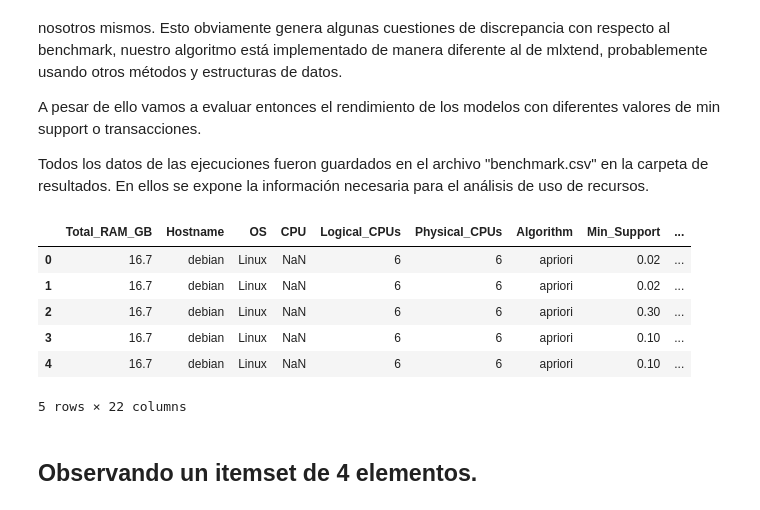
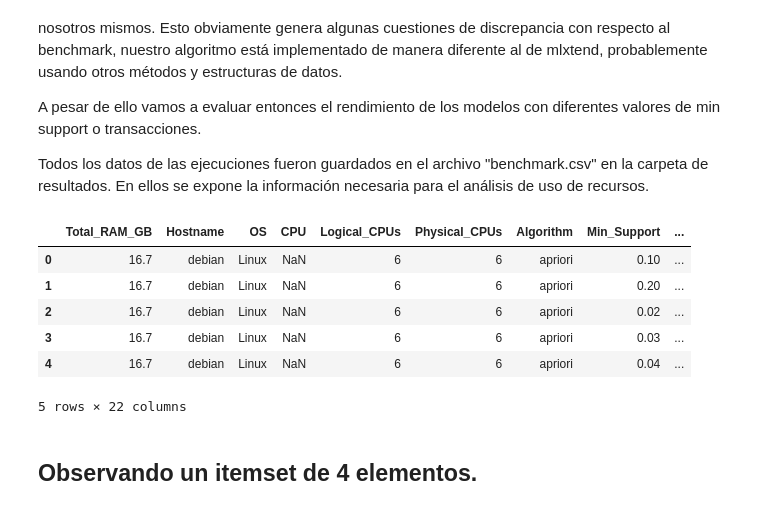
Before and after one commit to PulidoLuciano/benchmark-frequent-itemsets, a Jupyter notebook: results.ipynb, the cells around one changed output. Saved outputs shown, nothing was run; the diff lists cells and outputs as text; code cells hidden in the pictures.

```diff
--- a/results.ipynb
+++ b/results.ipynb
@@ -329,15 +329,15 @@ A pesar de ello vamos a evaluar entonces el rendimiento de los modelos con difer
 
 Todos los datos de las ejecuciones fueron guardados en el archivo "benchmark.csv" en la carpeta de resultados. En ellos se expone la información necesaria para el análisis de uso de recursos.
 # %%
-benchmark_df = pd.read_csv('results/benchmark.csv')
+benchmark_df = pd.read_csv('results/benchmark_i5-9400F.csv')
 benchmark_df.head()
 # %% [output]
 |  | Total_RAM_GB | Hostname | OS | CPU | Logical_CPUs | Physical_CPUs | Algorithm | Min_Support | ... |
-| 0 | 16.7 | debian | Linux | NaN | 6 | 6 | apriori | 0.02 | ... |
-| 1 | 16.7 | debian | Linux | NaN | 6 | 6 | apriori | 0.02 | ... |
-| 2 | 16.7 | debian | Linux | NaN | 6 | 6 | apriori | 0.30 | ... |
-| 3 | 16.7 | debian | Linux | NaN | 6 | 6 | apriori | 0.10 | ... |
-| 4 | 16.7 | debian | Linux | NaN | 6 | 6 | apriori | 0.10 | ... |
+| 0 | 16.7 | debian | Linux | NaN | 6 | 6 | apriori | 0.10 | ... |
+| 1 | 16.7 | debian | Linux | NaN | 6 | 6 | apriori | 0.20 | ... |
+| 2 | 16.7 | debian | Linux | NaN | 6 | 6 | apriori | 0.02 | ... |
+| 3 | 16.7 | debian | Linux | NaN | 6 | 6 | apriori | 0.03 | ... |
+| 4 | 16.7 | debian | Linux | NaN | 6 | 6 | apriori | 0.04 | ... |
 5 rows × 22 columns
 # %% [markdown]
 ## Observando un itemset de 4 elementos.
```
Also changed, not shown: parts of 18 cells of this notebook, 5 other files.
